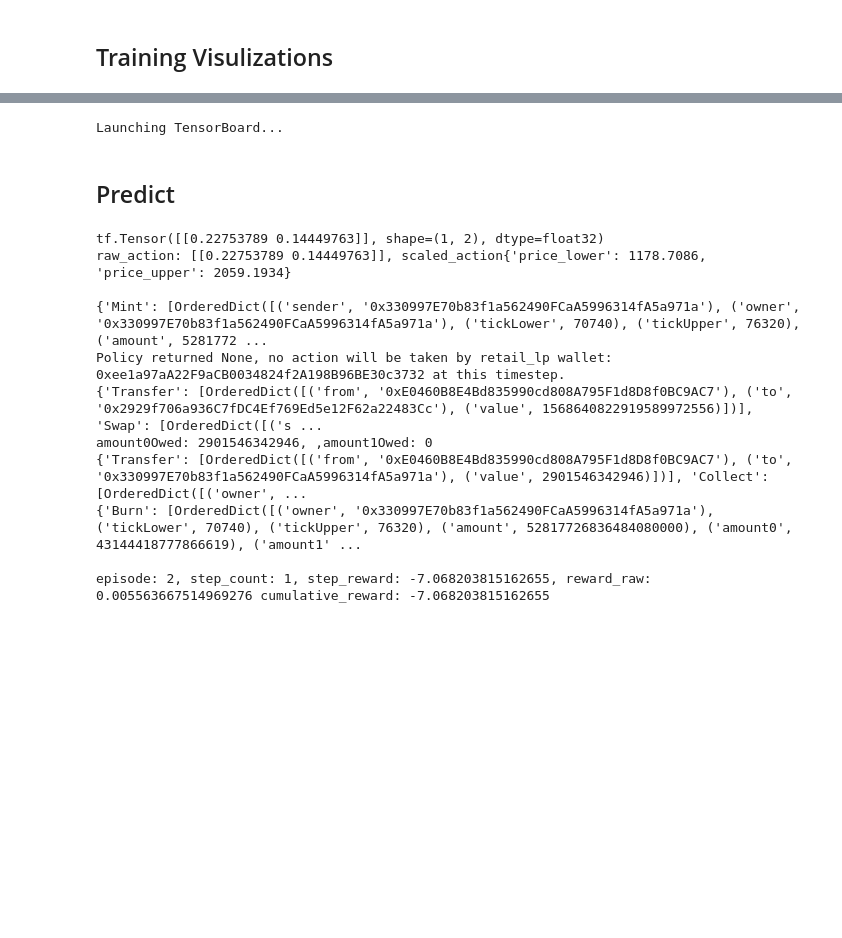
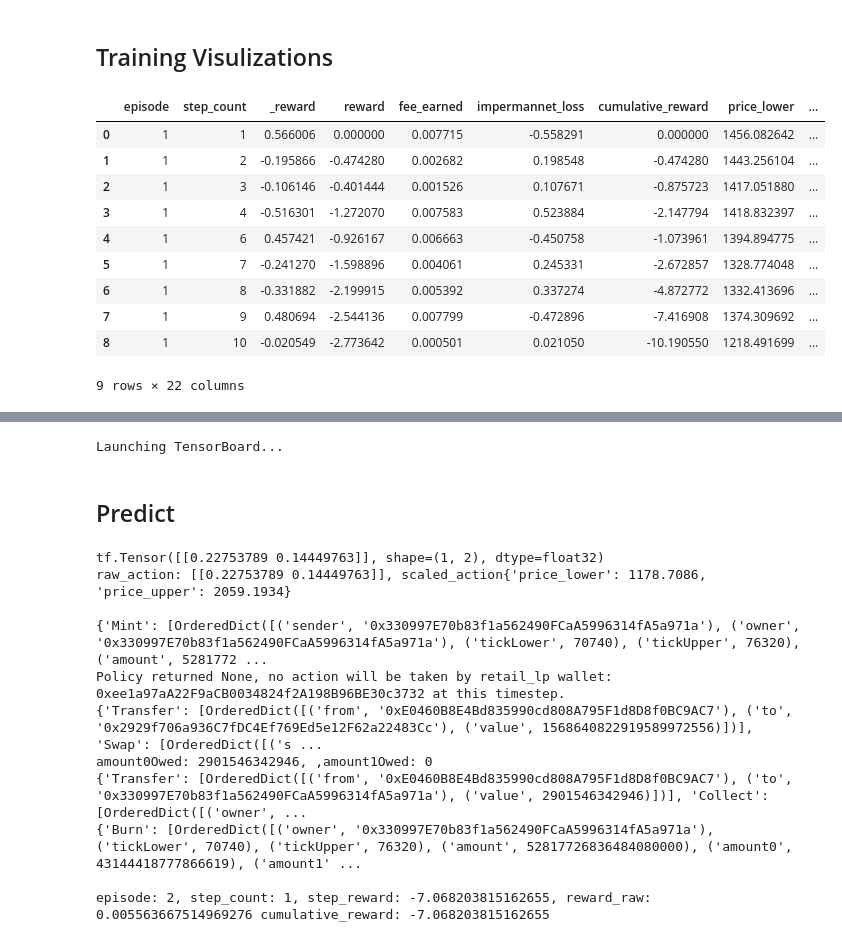
Before and after one commit to idrees535/ILP-V3, a Jupyter notebook: model_ notebooks/rl_lp_agent.ipynb, the cells around one changed output, grey strips where cells are left out. Drawn from its saved outputs; the diff is of its cells as text; code cells hidden in the pictures; blank space fills up the shorter version.

```diff
--- a/model_ notebooks/rl_lp_agent.ipynb
+++ b/model_ notebooks/rl_lp_agent.ipynb
@@ -1250,5 +1275,18 @@ for entry in data_log:
 
 data_df = pd.DataFrame(df_data)
 # %%
-data_df.head()
+
 data_df.to_csv('model_outdir_csv/rl_agent_data.csv', index=False)
+data_df
+# %% [output]
+|  | episode | step_count | _reward | reward | fee_earned | impermannet_loss | cumulative_reward | price_lower | ... |
+| 0 | 1 | 1 | 0.566006 | 0.000000 | 0.007715 | -0.558291 | 0.000000 | 1456.082642 | ... |
+| 1 | 1 | 2 | -0.195866 | -0.474280 | 0.002682 | 0.198548 | -0.474280 | 1443.256104 | ... |
+| 2 | 1 | 3 | -0.106146 | -0.401444 | 0.001526 | 0.107671 | -0.875723 | 1417.051880 | ... |
+| 3 | 1 | 4 | -0.516301 | -1.272070 | 0.007583 | 0.523884 | -2.147794 | 1418.832397 | ... |
+| 4 | 1 | 6 | 0.457421 | -0.926167 | 0.006663 | -0.450758 | -1.073961 | 1394.894775 | ... |
+| 5 | 1 | 7 | -0.241270 | -1.598896 | 0.004061 | 0.245331 | -2.672857 | 1328.774048 | ... |
+| 6 | 1 | 8 | -0.331882 | -2.199915 | 0.005392 | 0.337274 | -4.872772 | 1332.413696 | ... |
+| 7 | 1 | 9 | 0.480694 | -2.544136 | 0.007799 | -0.472896 | -7.416908 | 1374.309692 | ... |
+| 8 | 1 | 10 | -0.020549 | -2.773642 | 0.000501 | 0.021050 | -10.190550 | 1218.491699 | ... |
+9 rows × 22 columns
```
Also changed, not shown: parts of 10 cells of this notebook, 14 other files.
